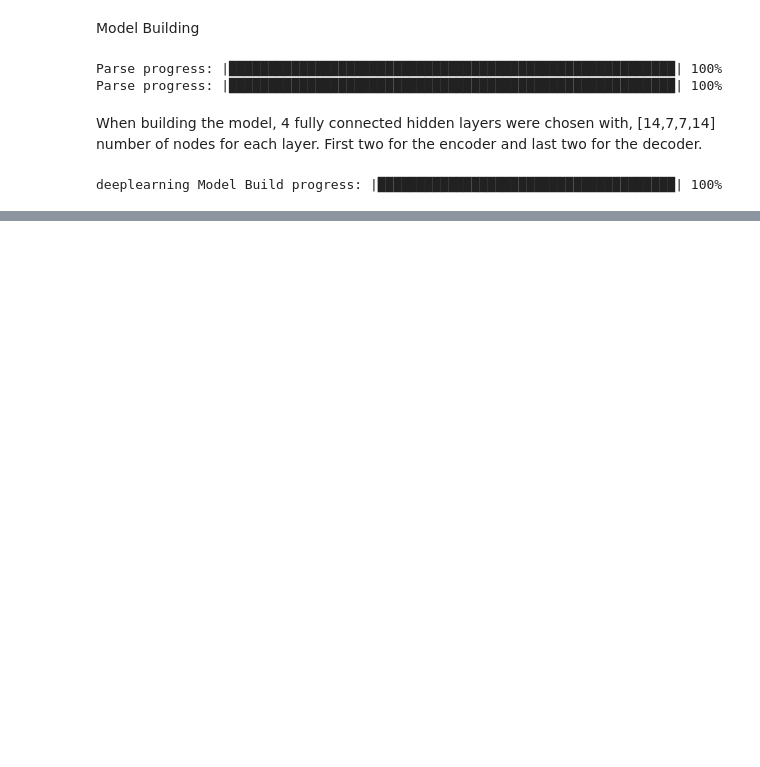
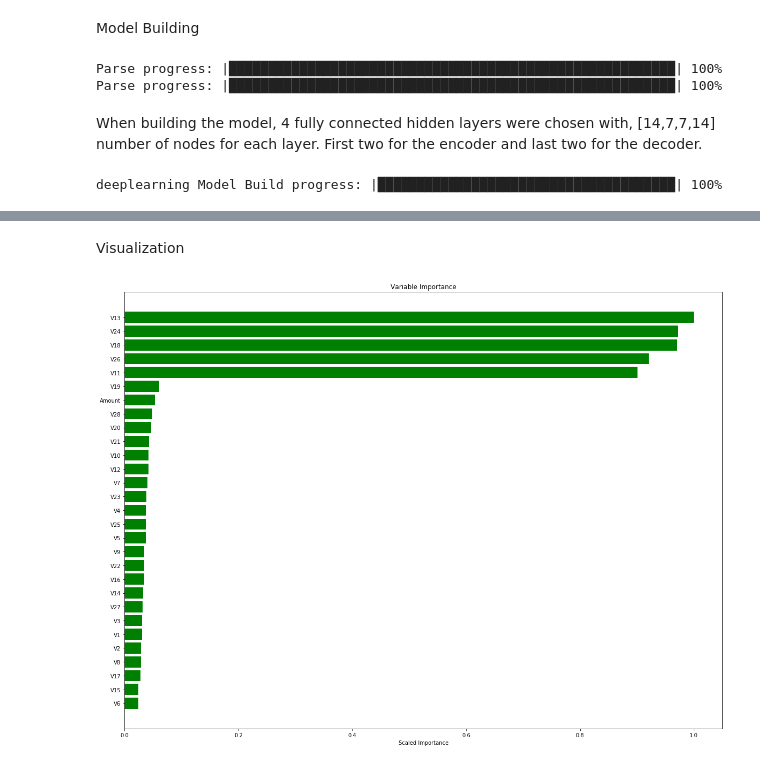
Before and after one commit to kumarnikhil936/FraudDetectionUsingAutoencoders, a Jupyter notebook: autoencoder_h2o.ipynb, the cells around one changed output, grey strips where cells are left out. Drawn from its saved outputs; the diff is of its cells as text; code cells hidden in the pictures; blank space fills up the shorter version.

```diff
--- a/autoencoder_h2o.ipynb
+++ b/autoencoder_h2o.ipynb
@@ -34,8 +48,8 @@ Checking whether there is an H2O instance running at http://localhost:54321 . co
 # %% [markdown]
 Loading dataset using pandas data frame
 # %%
-# creditData = pd.read_csv(r"creditcard.csv")
+creditData = pd.read_csv(r"creditcard.csv")
 
 # H2O method
-creditData_h2o = h2o.import_file(r"creditcard.csv")
-creditData.describe()
+# creditData_h2o = h2o.import_file(r"creditcard.csv")
+# creditData_h2o.describe()
@@ -180,10 +187,10 @@ anomaly_model = H2ODeepLearningEstimator(activation = "Tanh",
                                          standardize = True,
                                          stopping_metric = 'MSE',
                                          loss = 'automatic',
-                                         train_samples_per_iteration = 64,
+                                         train_samples_per_iteration = 128,
                                          shuffle_training_data = True,
                                          autoencoder = True,
-                                         l1 = 10e-5)
+                                         l1 = 3e-4)
 anomaly_model.train(x=x, training_frame = train_h2o)
 # %% [output]
 deeplearning Model Build progress: |██████████████████████████████████████| 100%
@@ -189,0 +221,25 @@ deeplearning Model Build progress: |██████████████
+# %% [markdown]
+Visualization
+# %%
+# plotting the variable importance
+rcParams['figure.figsize'] = 20, 15
+
+#plt.rcdefaults()
+fig, ax = plt.subplots()
+
+variables = anomaly_model._model_json['output']['variable_importances']['variable']
+var = variables
+y_pos = np.arange(len(var))
+
+scaled_importance = anomaly_model._model_json['output']['variable_importances']['scaled_importance']
+sc = scaled_importance
+
+ax.barh(y_pos, sc, align='center', color='green', ecolor='black')
+ax.set_yticks(y_pos)
+ax.set_yticklabels(variables)
+ax.invert_yaxis()
+ax.set_xlabel('Scaled Importance')
+ax.set_title('Variable Importance')
+plt.show()
+# %% [output]
+[figure, added]
```
Also changed, not shown: parts of 26 cells of this notebook.
